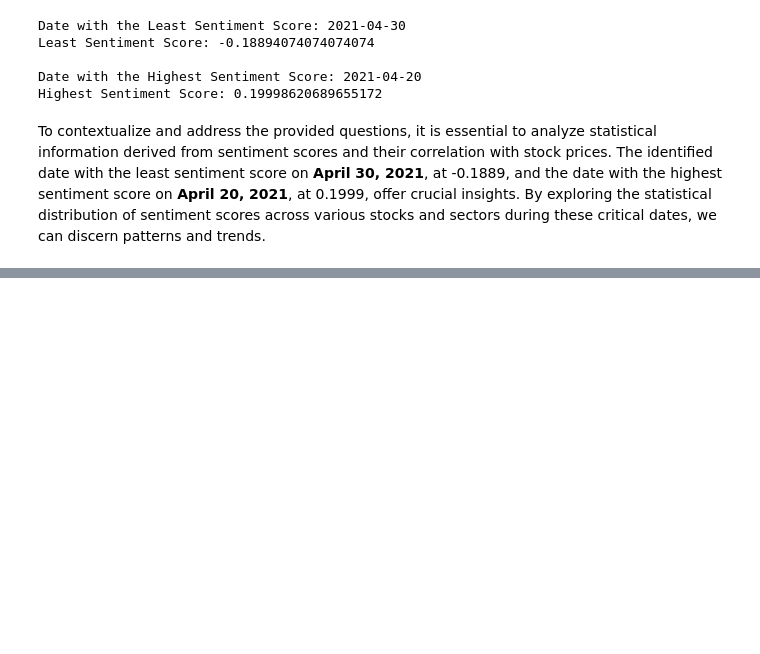
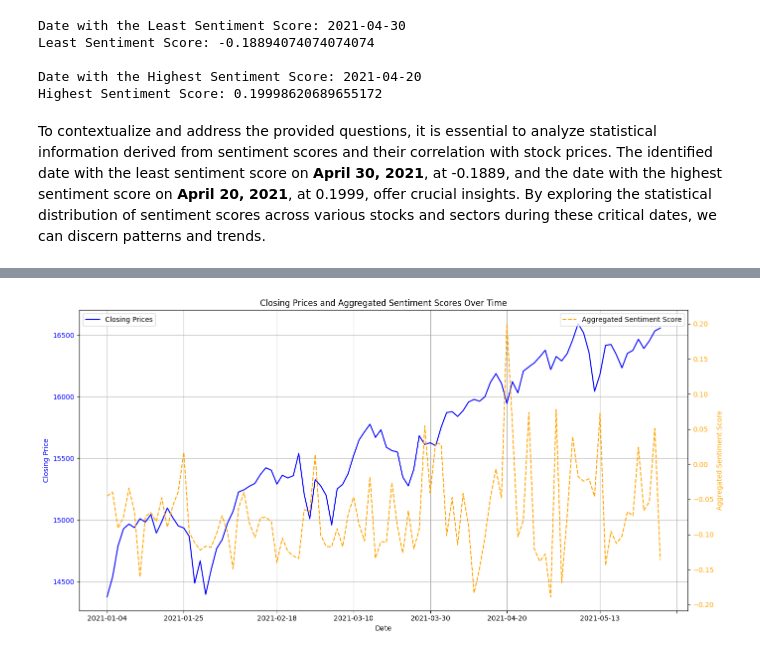
Before and after one commit to mohdahmedasif/made-template, a Jupyter notebook: project/project.ipynb, the cells around one changed output, grey strips where cells are left out. Cells and saved outputs as stored; diff of their text form; code cells hidden in the pictures; blank space fills up the shorter version.

```diff
--- a/project/project.ipynb
+++ b/project/project.ipynb
@@ -351,0 +424,27 @@ The graph shows that there is a weak positive correlation between the `sentiment
+# %%
+# Create a new figure and axis object with shared x-axis
+fig, ax1 = plt.subplots(figsize=(14, 7))
+
+# Plot the closing prices on the primary y-axis
+ax1.plot(merged_data['date'], merged_data['close'], label='Closing Prices', color='blue')
+ax1.set_xlabel('Date')
+ax1.set_ylabel('Closing Price', color='blue')
+ax1.tick_params(axis='y', labelcolor='blue')
+
+# Create a secondary y-axis for the normalized sentiment scores
+ax2 = ax1.twinx()
+ax2.plot(merged_data['date'], merged_data['sentiment_compound_aggr'], label='Aggregated Sentiment Score', color='orange', linestyle='--')
+ax2.set_ylabel('Aggregated Sentiment Score', color='orange')
+ax2.tick_params(axis='y', labelcolor='orange')
+
+# Title, grid and legend
+plt.gca().xaxis.set_major_locator(mdates.AutoDateLocator())
+plt.title('Closing Prices and Aggregated Sentiment Scores Over Time')
+ax1.legend(loc='upper left')
+ax2.legend(loc='upper right')
+plt.xticks(rotation=45)
+ax1.grid(True)
+plt.tight_layout()
+plt.show()
+# %% [output]
+[figure, added]
```
Also changed, not shown: parts of 18 cells of this notebook.
